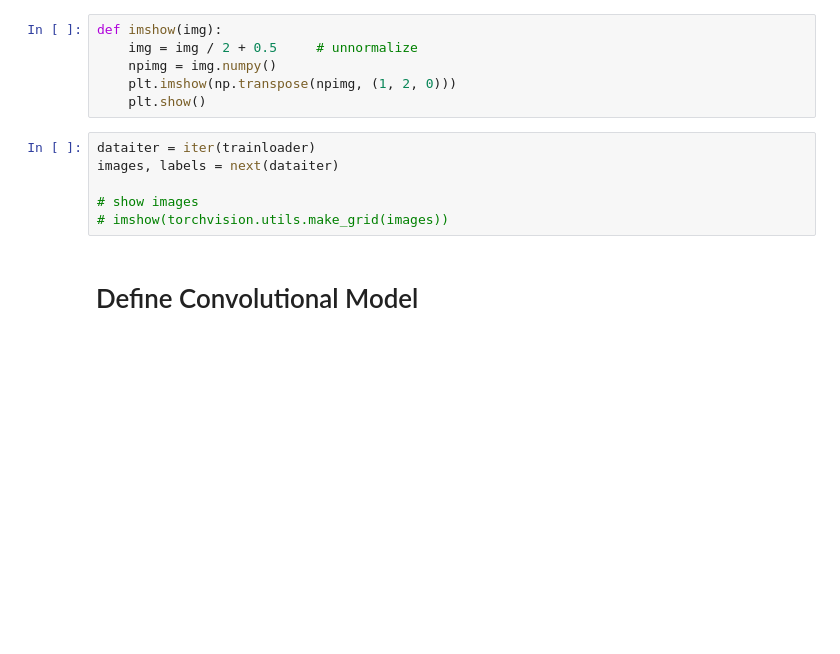
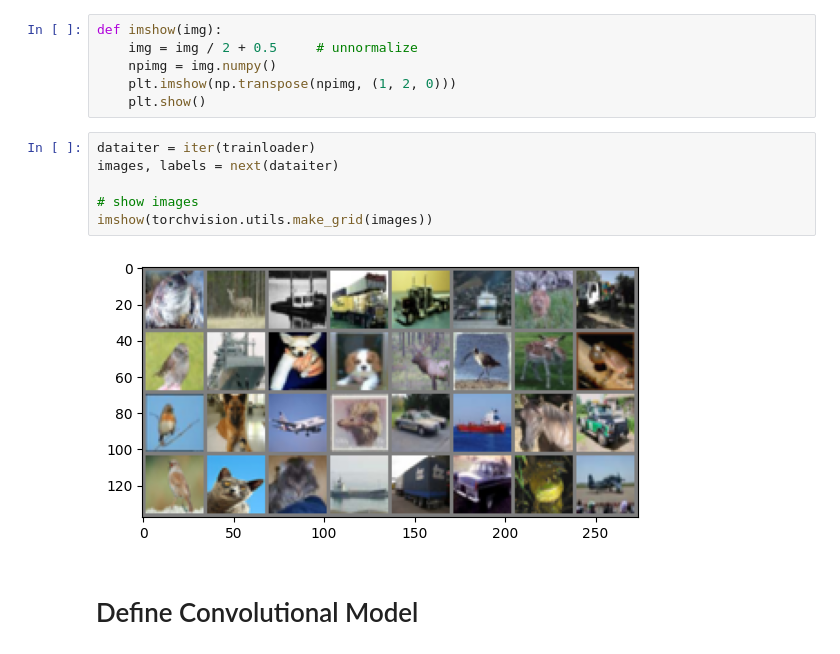
Before and after one commit to jozgu/02463_miniproject01_CIFAR10, a Jupyter notebook: CNN.ipynb, the cells around one changed output. Saved outputs shown, nothing was run; the diff lists cells and outputs as text; blank space fills up the shorter version.

```diff
--- a/CNN.ipynb
+++ b/CNN.ipynb
@@ -55,9 +55,11 @@ def imshow(img):
 # %%
 dataiter = iter(trainloader)
 images, labels = next(dataiter)
 
 # show images
-# imshow(torchvision.utils.make_grid(images))
+imshow(torchvision.utils.make_grid(images))
+# %% [output]
+[figure, added]
 # %% [markdown]
 # Define Convolutional Model
 # %%
```
Also changed, not shown: parts of 10 cells of this notebook.
